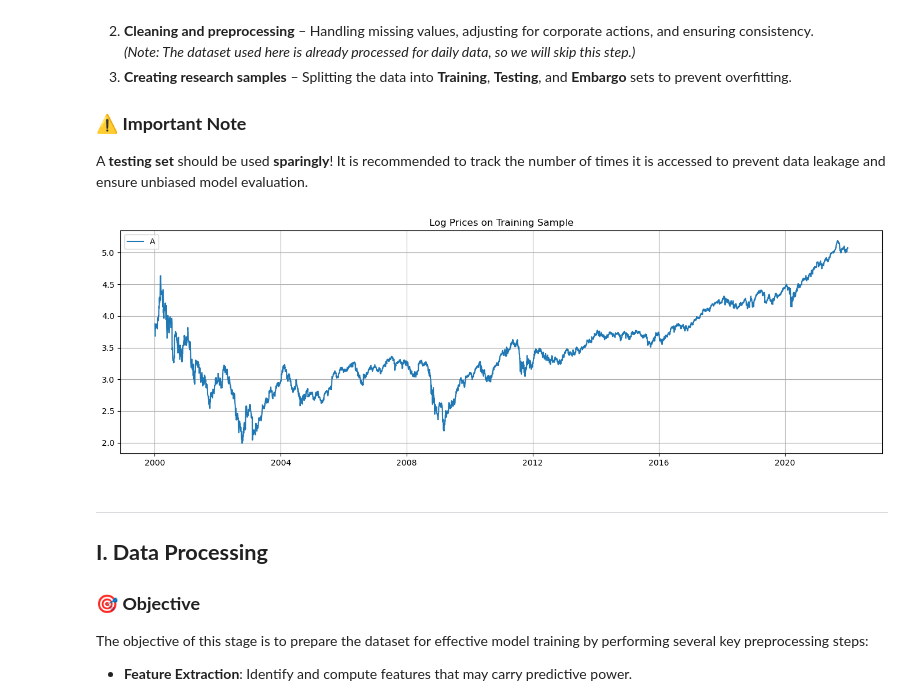
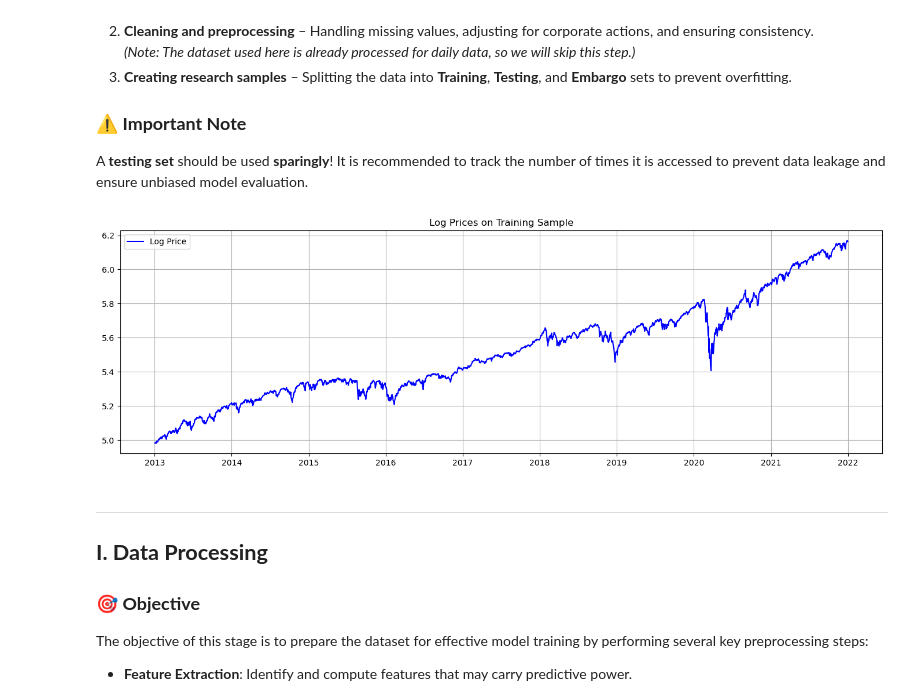
Before and after one commit to Cheval-Paresseux/ChevalParesseux-lib, a Jupyter notebook: notebooks/Research_pipeline.ipynb, the cells around one changed output. Cells and saved outputs as stored; diff of their text form; code cells hidden in the pictures.

```diff
--- a/notebooks/Research_pipeline.ipynb
+++ b/notebooks/Research_pipeline.ipynb
@@ -46,25 +46,35 @@ The first step in our workflow is to **acquire and preprocess market data**. Thi
 
 ### ⚠️ **Important Note**
 A **testing set** should be used **sparingly**! It is recommended to track the number of times it is accessed to prevent data leakage and ensure unbiased model evaluation.
+# %%
+# I. Load data
+data = dt.load_data(ticker='SPY')
+data.index = pd.to_datetime(data['date'])
+
+daily_data = data.resample('D').agg({
+    'close': 'last',
+    'open': 'first',
+    'high': 'max',
+    'low': 'min',
+    'volume': 'sum',
+    'bid_open': 'first',
+    'bid_close': 'last',
+}).dropna()
 # %%
-# I. Load data
-data = dt.load_data(ticker='A').drop(columns=['count_trx'])
-data.index = pd.to_datetime(data['date'])
-
 # II. Making Samples (we use a temporal sampling here)
-training_data = data.loc['2000-01-01':'2022-01-01'].copy()
-testing_data = data.loc['2022-01-01': '2024-10-01'].copy()
-embargo_data = data.loc['2024-10-01':].copy()
+training_data = daily_data.loc['2000-01-01':'2022-01-01'].copy()
+testing_data = daily_data.loc['2022-01-01': '2024-10-01'].copy()
+embargo_data = daily_data.loc['2024-10-01':].copy()
 
 # III. Let's see the training data we have on a log scale
 plt.figure(figsize=(17, 5))
-plt.plot(np.log(training_data['close']), label=training_data['code'].iloc[0])
+plt.plot(np.log(training_data['close']), label='Log Price', color='blue')
 plt.legend()
 plt.grid()
 plt.title('Log Prices on Training Sample')
 plt.show()
 # %% [output]
-[figure, old version]
+[figure, new version]
 # %% [markdown]
 ---
 
```
Also changed, not shown: parts of 25 cells of this notebook, 6 other files.
